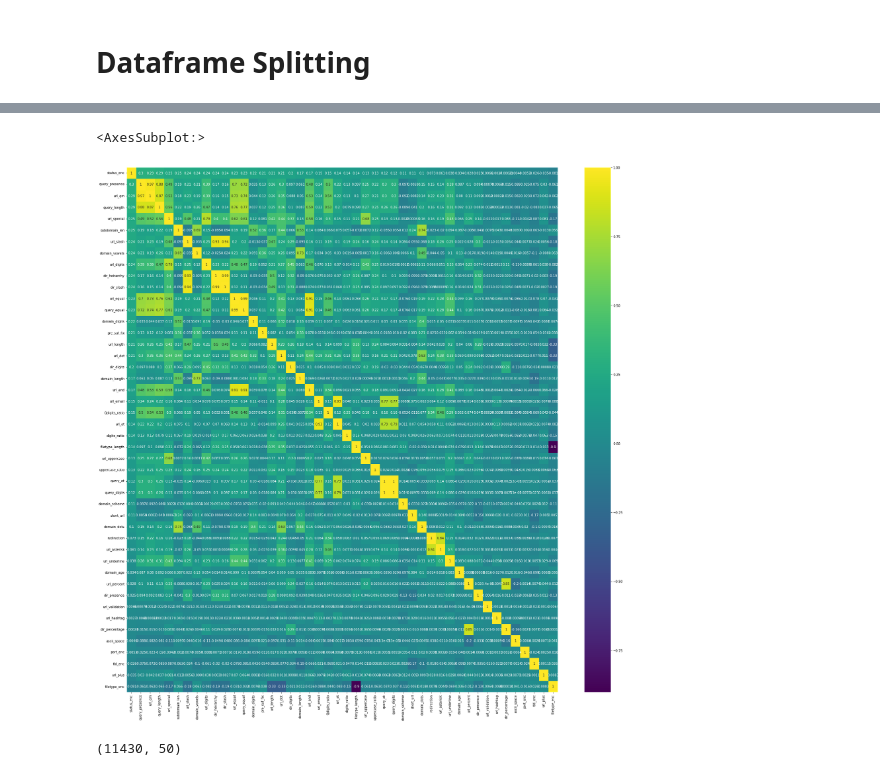
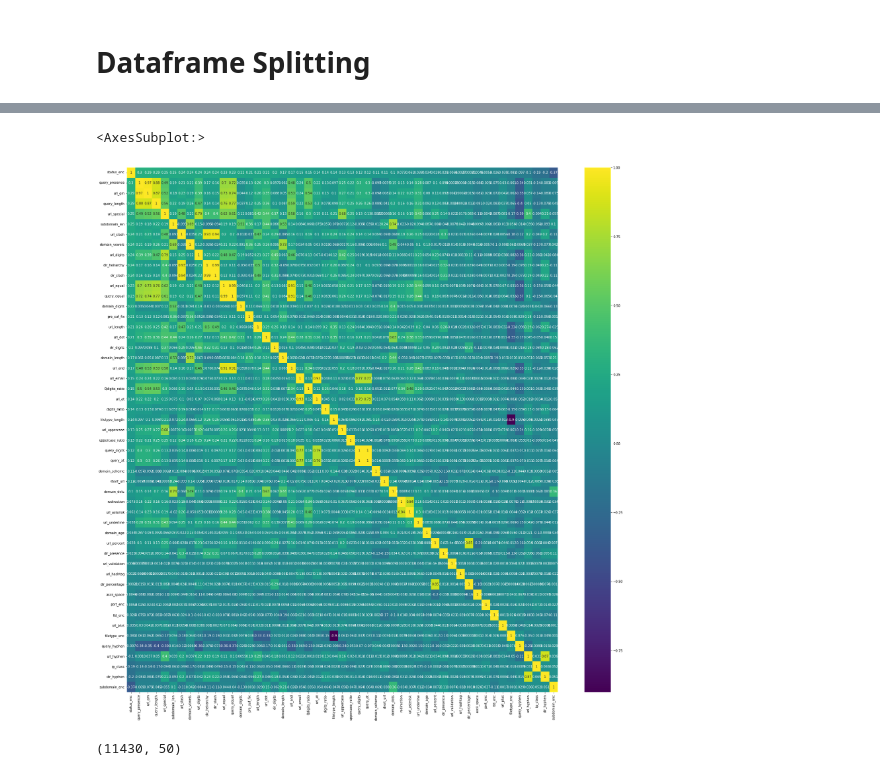
Before and after one commit to devsec-ansh/Phishing-Scam-Detection-Using-Ensemble-Machine-Learning-and-NLP, a Jupyter notebook: Phishing Detection Using ML/Phishing Detection Model Training.ipynb, the cells around one changed output, grey strips where cells are left out. Drawn from its saved outputs; the diff is of its cells as text; code cells hidden in the pictures.

```diff
--- a/Phishing Detection Using ML/Phishing Detection Model Training.ipynb
+++ b/Phishing Detection Using ML/Phishing Detection Model Training.ipynb
@@ -66,14 +66,14 @@ numerical_feature_columns
 # %%
 target = 'status_enc'
 # %%
-k = 46 #number of variables for heatmap
+k = 51 #number of variables for heatmap
 cols = daf[numerical_feature_columns].corr().nlargest(k, target)[target].index
 cm = daf[cols].corr()
 plt.figure(figsize=(30,30))
 sns.heatmap(cm, annot=True, cmap = 'viridis')
 # %% [output]
 <AxesSubplot:>
-[figure, old version]
+[figure, new version]
 # %%
 X = daf.loc[:, daf.columns != target]
 Y = daf.loc[:, daf.columns == target]
```
Also changed, not shown: parts of 6 cells of this notebook, 9 other files.
